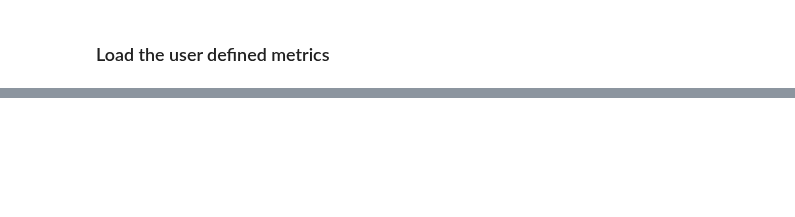
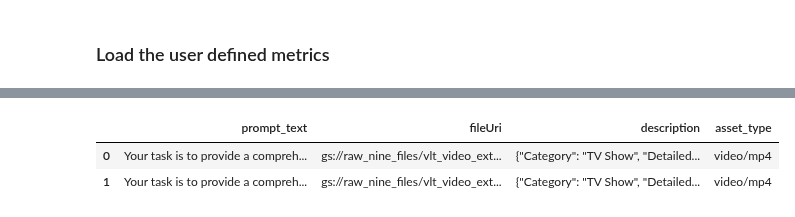
Before and after one commit to intelia-agility/GenAI, a Jupyter notebook: LLM_Eval/LLM_Evaulations_SRC/LLM_Evaluation.ipynb, the cells around one changed output, grey strips where cells are left out. Saved outputs shown, nothing was run; the diff lists cells and outputs as text; code cells hidden in the pictures; blank space fills up the shorter version.

```diff
--- a/LLM_Eval/LLM_Evaulations_SRC/LLM_Evaluation.ipynb
+++ b/LLM_Eval/LLM_Evaulations_SRC/LLM_Evaluation.ipynb
@@ -150,10 +175,9 @@ df=df.reset_index(drop=True)
 # %%
-#pick 3 random samples
-from sklearn.utils import shuffle
+n_sample=1#pick n random samples
 df = shuffle(df)
-items=df.sample(1)
+items=df.sample(n_sample)
 items=items[['description',"avgLogprobs","modelVersion"]]
-#set the respective column names for response text and average probabilities logs
-response_column_name='description'
-response_avgLogprobs='avgLogprobs'
-response_modelVersion='modelVersion'
+#set the respective column names for
+response_column_name='description'  #AI-generated description column name
+response_avgLogprobs='avgLogprobs' #AI-generated Average Log Probabilities column name
+response_modelVersion='modelVersion' # LLM model version column name
@@ -500,0 +675,6 @@ evaluations.head(10)
+# %%
+#load pre-executed predictions
+with open('output_model1.txt', 'r') as file:
+    response1 = json.dumps(json.load(file))
+with open('output_model2.txt', 'r') as file:
+    response2 = json.dumps(json.load(file))
@@ -500,0 +779,6 @@ evaluations.head(10)
+# %%
+ items
+# %% [output]
+|  | prompt_text | fileUri | description | asset_type |
+| 0 | Your task is to provide a compreh... | gs://raw_nine_files/vlt_video_ext... | {"Category": "TV Show", "Detailed... | video/mp4 |
+| 1 | Your task is to provide a compreh... | gs://raw_nine_files/vlt_video_ext... | {"Category": "TV Show", "Detailed... | video/mp4 |
```
Also changed, not shown: parts of 20 cells of this notebook, 3 other files.
